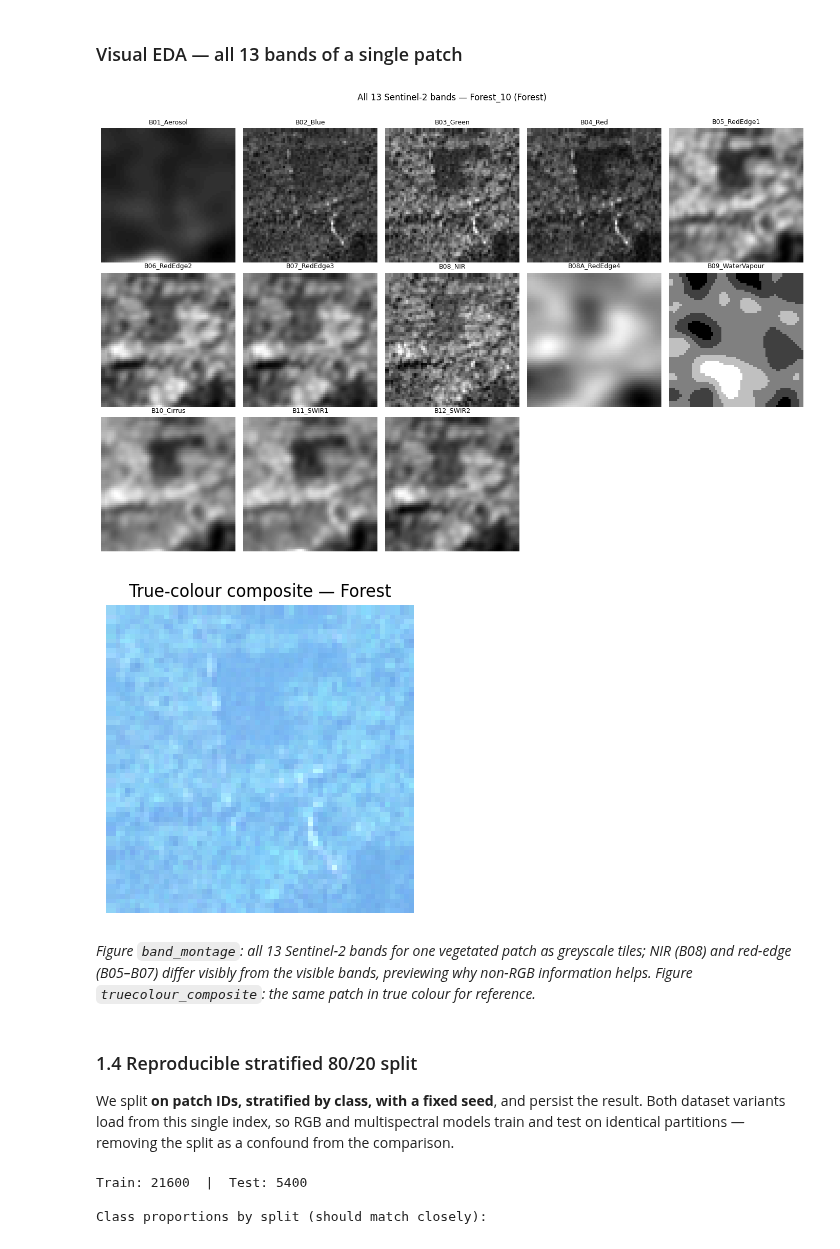
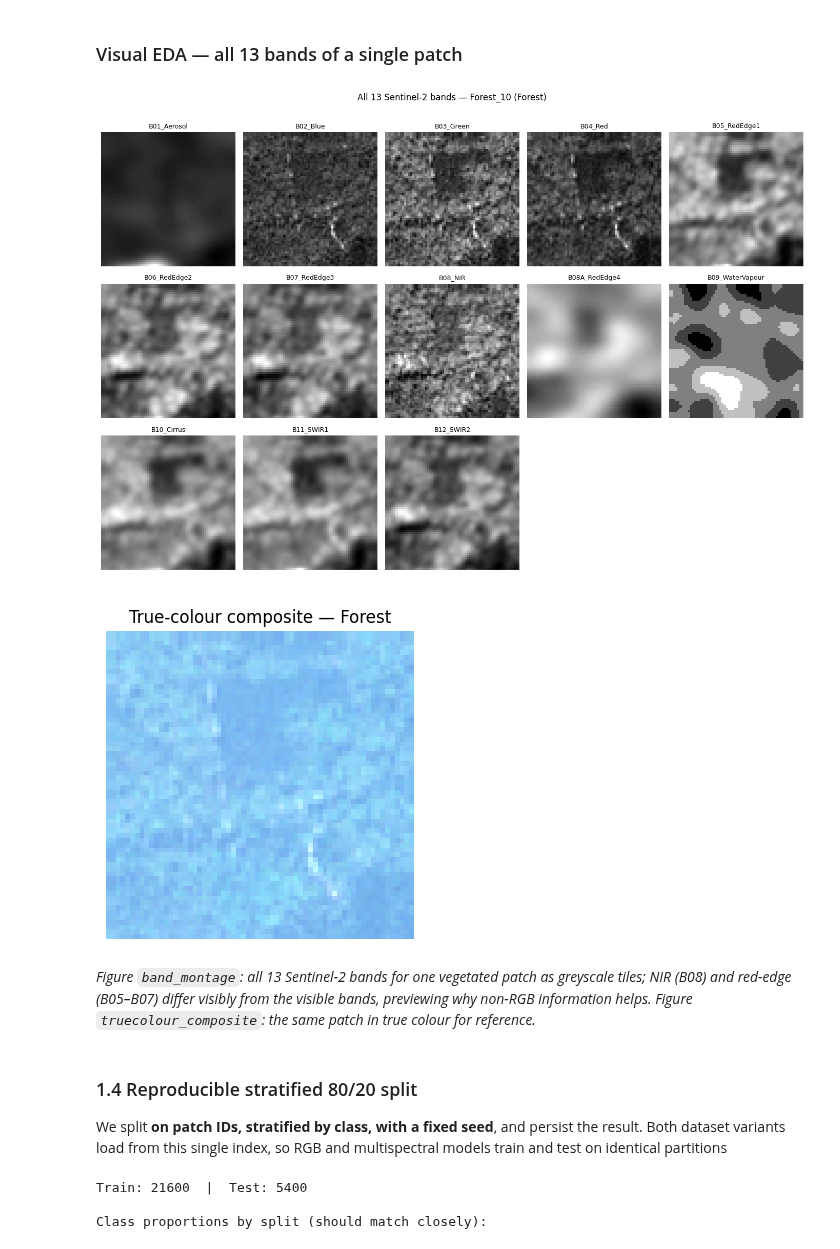
Before and after one commit to AnikGhosh332/Land-Use-Classification, a Jupyter notebook: main.ipynb, the cells around one changed output. Cells and saved outputs as stored; diff of their text form; code cells hidden in the pictures.

```diff
--- a/main.ipynb
+++ b/main.ipynb
@@ -284,7 +284,7 @@ band_stats
 A quick visual confirmation that labels look sane: Forest should be green, SeaLake
 blue, Residential built-up, and so on.
 # %%
-fig, axes = plt.subplots(2, 5, figsize=(14, 6))
+fig, axes = plt.subplots(2, 5, figsize=(14, 6.5))
 for ax, class_name in zip(axes.ravel(), CLASS_NAMES):
     row = index_df[index_df.class_label == class_name].iloc[1]
     ax.imshow(np.array(Image.open(row.rgb_path)))
@@ -303,39 +303,39 @@ plt.show()
 # %%
 # Pick a vegetated patch (Forest) — most illustrative for NIR/red-edge contrast
 veg = index_df[index_df.class_label == "Forest"].iloc[1]
 with rasterio.open(veg.ms_path) as src:
     bands = src.read()  # (13, 64, 64)
 
-fig, axes = plt.subplots(3, 5, figsize=(14, 9))
+fig, axes = plt.subplots(3, 5, figsize=(14, 9.5))
 for b, ax in enumerate(axes.ravel()):
     if b < len(BAND_NAMES):
         ax.imshow(bands[b], cmap="gray")
         ax.set_title(BAND_NAMES[b], fontsize=9)
     ax.axis("off")
 plt.suptitle(f"All 13 Sentinel-2 bands — {veg.patch_id} ({veg.class_label})", y=1.01)
 plt.tight_layout()
 plt.savefig(VIS_DIR / "band_montage.png", dpi=150, bbox_inches="tight")
 plt.show()
 
 # True-colour composite (B04=Red, B03=Green, B02=Blue) for contrast.
 # Bands are 0-indexed in the array: B02->1, B03->2, B04->3.
 rgb_composite = np.dstack([bands[3], bands[2], bands[1]]).astype(float)
 rgb_composite = np.clip(rgb_composite / np.percentile(rgb_composite, 99), 0, 1)  # simple stretch
 plt.figure(figsize=(4, 4))
 plt.imshow(rgb_composite)
 plt.title(f"True-colour composite — {veg.class_label}")
 plt.axis("off")
 plt.savefig(VIS_DIR / "truecolour_composite.png", dpi=150, bbox_inches="tight")
 plt.show()
 # %% [output]
-[figure, old version]
+[figure, new version]
 [figure]
 # %% [markdown]
 *Figure `band_montage`: all 13 Sentinel-2 bands for one vegetated patch as greyscale tiles; NIR (B08) and red-edge (B05–B07) differ visibly from the visible bands, previewing why non-RGB information helps. Figure `truecolour_composite`: the same patch in true colour for reference.*
 # %% [markdown]
 ### 1.4 Reproducible stratified 80/20 split
 
-We split **on patch IDs, stratified by class, with a fixed seed**, and persist the result. Both dataset variants load from this single index, so RGB and multispectral models train and test on identical partitions — removing the split as a confound from the comparison.
+We split **on patch IDs, stratified by class, with a fixed seed**, and persist the result. Both dataset variants load from this single index, so RGB and multispectral models train and test on identical partitions
 # %%
 train_df, test_df = train_test_split(
     index_df,
```
Also changed, not shown: parts of 27 cells of this notebook, 20 other files.
